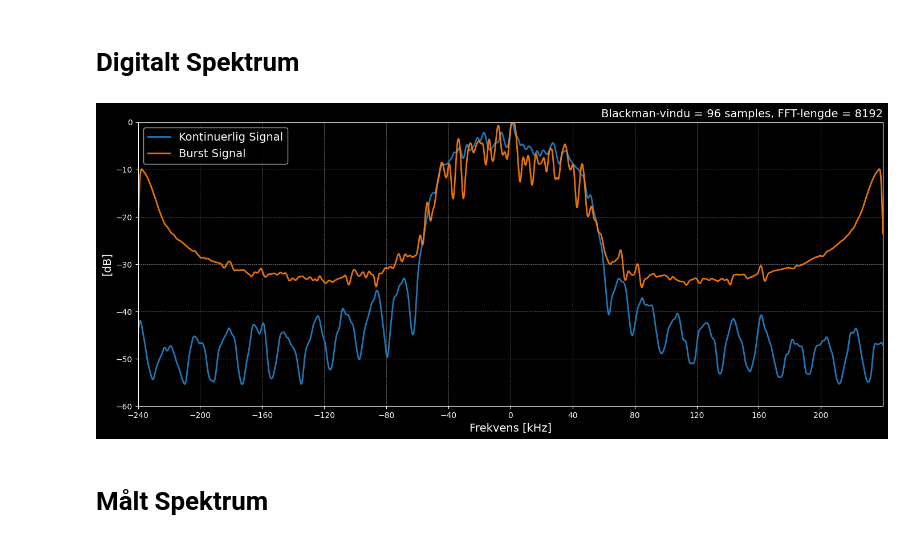
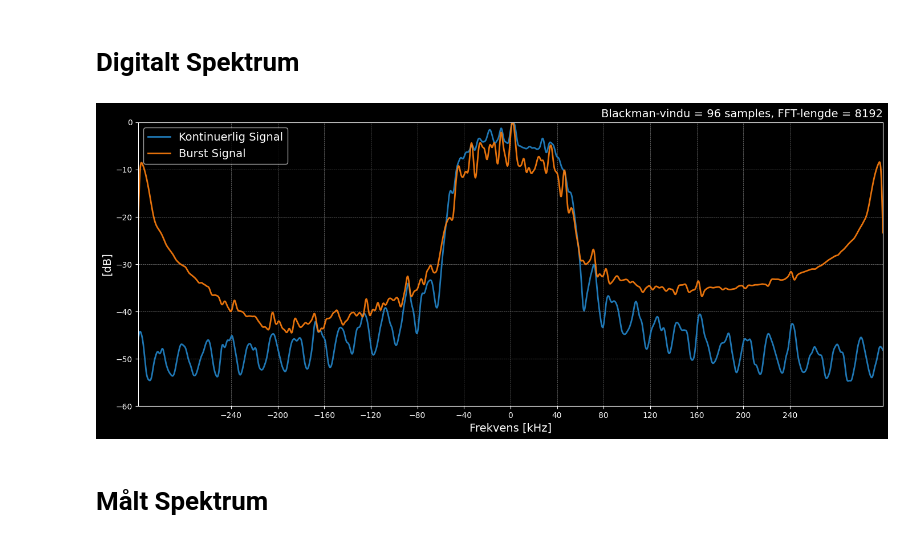
Before and after one commit to SkaugJr/TTT4145-Radiokommunikasjon, a Jupyter notebook: Prosjekt/Spektrum.ipynb, the cells around one changed output. Saved outputs shown, nothing was run; the diff lists cells and outputs as text; code cells hidden in the pictures.

```diff
--- a/Prosjekt/Spektrum.ipynb
+++ b/Prosjekt/Spektrum.ipynb
@@ -9,7 +9,7 @@ plt.style.use('dark_background')
 # === PARAMETRE ===
 filnavn_kont = 'SimData/TxKontData.bin'
 filnavn_burst = 'SimData/TxBurstData.bin'
-samp_rate = 480e3
+samp_rate = 640e3
 fft_len = 8192                 # Endre for FFT-oppløsning
 window_size = 96             # Glattingsvindu (antall samples)
 window_func_name = 'blackman'     # Velg mellom: 'hann', 'blackman', 'hamming', 'bartlett', ...
@@ -46,34 +46,34 @@ spektrum_kont_dB -= spektrum_kont_dB.max()
 
 # --- Burst-spektrum ---
 spektrum_burst = np.fft.fftshift(np.fft.fft(burst_data, n=fft_len))
 spektrum_burst_dB = log_power_spectrum(spektrum_burst)
 spektrum_burst_dB = np.convolve(spektrum_burst_dB, filter_window, mode='same')
 spektrum_burst_dB -= spektrum_burst_dB.max()
 
 freqs = np.fft.fftshift(np.fft.fftfreq(fft_len, 1/samp_rate)) / 1e3
 
 
 # === PLOTTING ===
 colors = ['tab:blue', 'tab:orange']
 plt.figure(figsize=(14, 6))
 plt.plot(freqs, spektrum_kont_dB, color=colors[0], label='Kontinuerlig Signal', linewidth=2)
 plt.plot(freqs, spektrum_burst_dB, color=colors[1], label='Burst Signal', linewidth=2, alpha=0.9)
 
 plt.annotate(f'{window_func_name.title()}-vindu = {window_size} samples, FFT-lengde = {fft_len}',
              xy=(1, 1.01), xycoords='axes fraction', fontsize=14, ha='right', va='bottom')
 plt.xlabel('Frekvens [kHz]', fontsize=14)
 plt.ylabel('[dB]', fontsize=14)
 plt.legend(loc='upper left', fontsize=14)
 plt.xticks(np.arange(-240, 241, 40))
 plt.xlim(min(freqs), max(freqs))
 plt.yticks(np.arange(-60, 1, 10))
 plt.ylim(-60, 0)
 plt.grid(color='gray', linestyle='--', linewidth=0.5)
 plt.tight_layout()
 plt.savefig('Figurer/Tx_spektrum.pdf', format="pdf", bbox_inches='tight')
 plt.show()
 # %% [output]
-[figure, old version]
+[figure, new version]
 # %% [markdown]
 # Målt Spektrum
 # %% [markdown]
```
Also changed, not shown: parts of 4 cells of this notebook, 27 other files.
